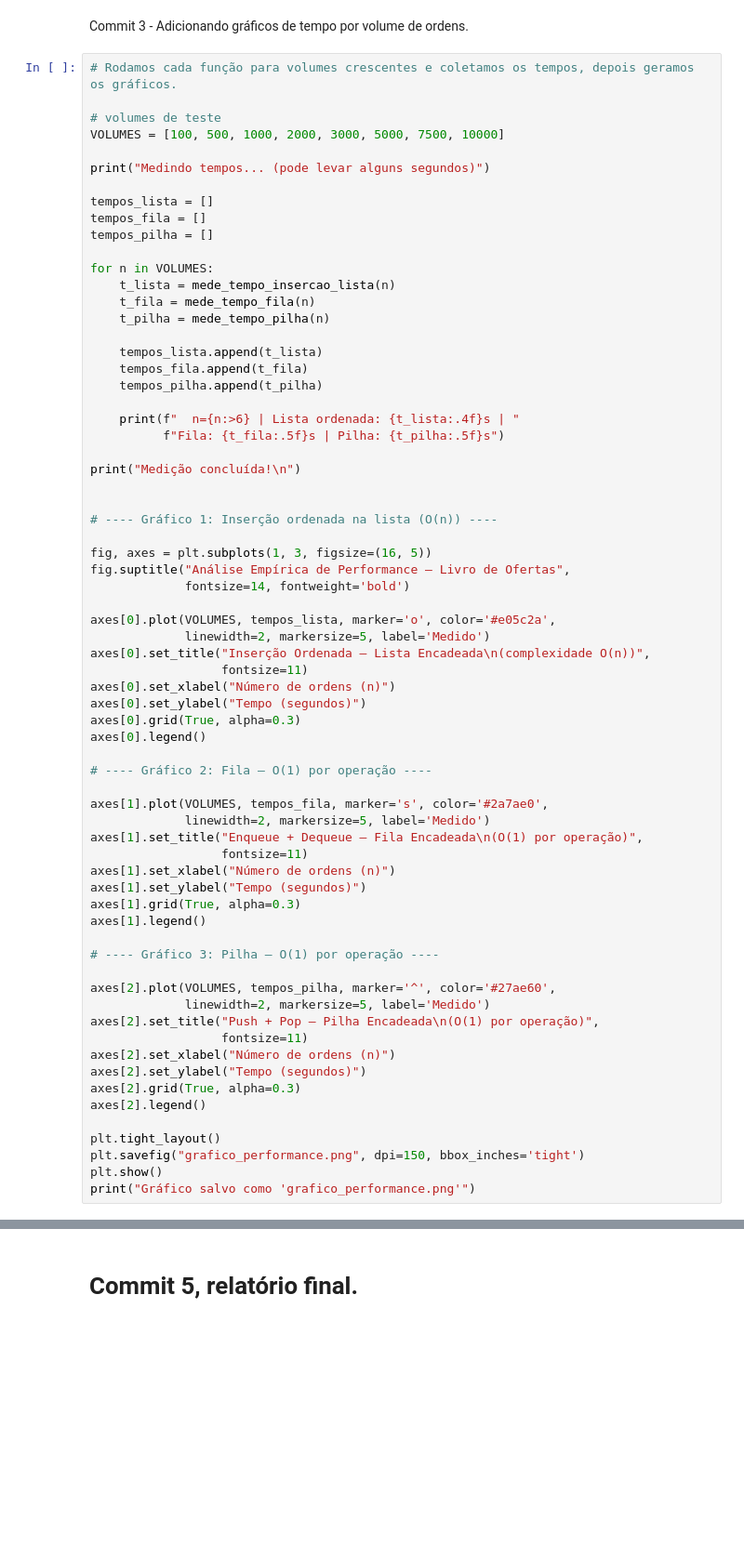
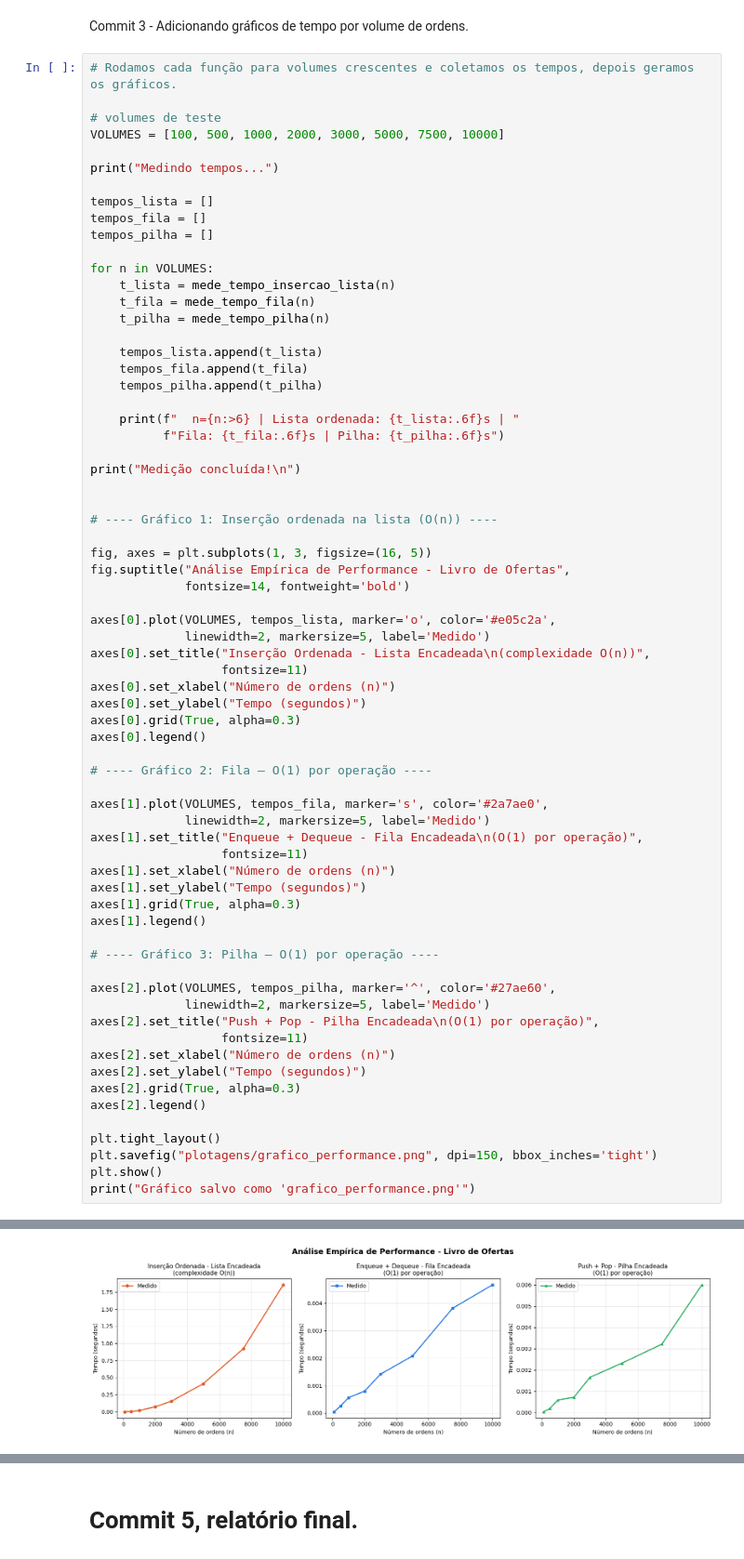
Before and after one commit to ferdata7/ed, a Jupyter notebook: analysis.ipynb, the cells around one changed output, grey strips where cells are left out. Shown at 93% size. Drawn from its saved outputs; the diff is of its cells as text; blank space fills up the shorter version.

```diff
--- a/analysis.ipynb
+++ b/analysis.ipynb
@@ -71,7 +79,7 @@ Commit 3 - Adicionando gráficos de tempo por volume de ordens.
 # volumes de teste
 VOLUMES = [100, 500, 1000, 2000, 3000, 5000, 7500, 10000]
 
-print("Medindo tempos... (pode levar alguns segundos)")
+print("Medindo tempos...")
 
 tempos_lista = []
 tempos_fila = []
@@ -86,8 +94,8 @@ for n in VOLUMES:
     tempos_fila.append(t_fila)
     tempos_pilha.append(t_pilha)
 
-    print(f"  n={n:>6} | Lista ordenada: {t_lista:.4f}s | "
-          f"Fila: {t_fila:.5f}s | Pilha: {t_pilha:.5f}s")
+    print(f"  n={n:>6} | Lista ordenada: {t_lista:.6f}s | "
+          f"Fila: {t_fila:.6f}s | Pilha: {t_pilha:.6f}s")
 
 print("Medição concluída!\n")
 
@@ -95,12 +103,12 @@ print("Medição concluída!\n")
 # ---- Gráfico 1: Inserção ordenada na lista (O(n)) ----
 
 fig, axes = plt.subplots(1, 3, figsize=(16, 5))
-fig.suptitle("Análise Empírica de Performance — Livro de Ofertas",
+fig.suptitle("Análise Empírica de Performance - Livro de Ofertas",
              fontsize=14, fontweight='bold')
 
 axes[0].plot(VOLUMES, tempos_lista, marker='o', color='#e05c2a',
              linewidth=2, markersize=5, label='Medido')
-axes[0].set_title("Inserção Ordenada — Lista Encadeada\n(complexidade O(n))",
+axes[0].set_title("Inserção Ordenada - Lista Encadeada\n(complexidade O(n))",
                   fontsize=11)
 axes[0].set_xlabel("Número de ordens (n)")
 axes[0].set_ylabel("Tempo (segundos)")
@@ -111,7 +119,7 @@ axes[0].legend()
 
 axes[1].plot(VOLUMES, tempos_fila, marker='s', color='#2a7ae0',
              linewidth=2, markersize=5, label='Medido')
-axes[1].set_title("Enqueue + Dequeue — Fila Encadeada\n(O(1) por operação)",
+axes[1].set_title("Enqueue + Dequeue - Fila Encadeada\n(O(1) por operação)",
                   fontsize=11)
 axes[1].set_xlabel("Número de ordens (n)")
 axes[1].set_ylabel("Tempo (segundos)")
@@ -122,7 +130,7 @@ axes[1].legend()
 
 axes[2].plot(VOLUMES, tempos_pilha, marker='^', color='#27ae60',
              linewidth=2, markersize=5, label='Medido')
-axes[2].set_title("Push + Pop — Pilha Encadeada\n(O(1) por operação)",
+axes[2].set_title("Push + Pop - Pilha Encadeada\n(O(1) por operação)",
                   fontsize=11)
 axes[2].set_xlabel("Número de ordens (n)")
 axes[2].set_ylabel("Tempo (segundos)")
@@ -130,6 +138,7 @@ axes[2].grid(True, alpha=0.3)
 axes[2].legend()
 
 plt.tight_layout()
-plt.savefig("grafico_performance.png", dpi=150, bbox_inches='tight')
+plt.savefig("plotagens/grafico_performance.png", dpi=150, bbox_inches='tight')
 plt.show()
 print("Gráfico salvo como 'grafico_performance.png'")
+# %% [output]
@@ -135,0 +155 @@ print("Gráfico salvo como 'grafico_performance.png'")
+[figure, added]
```
Also changed, not shown: parts of 5 cells of this notebook, 2 other files.
